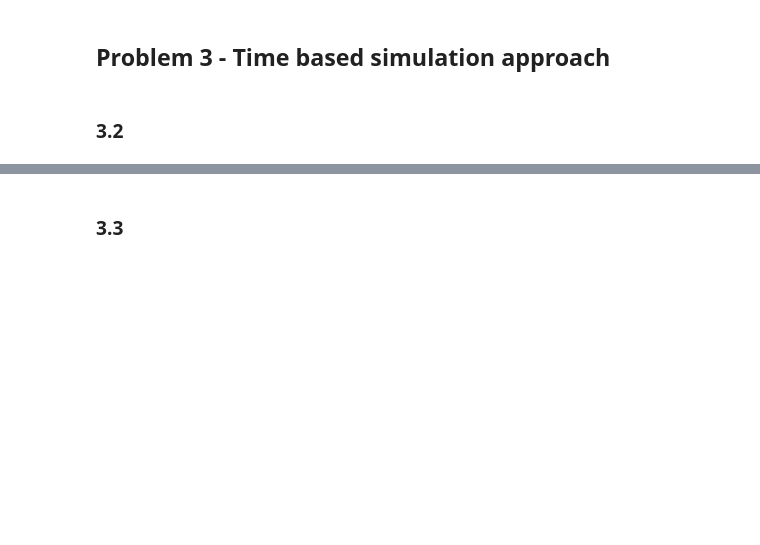
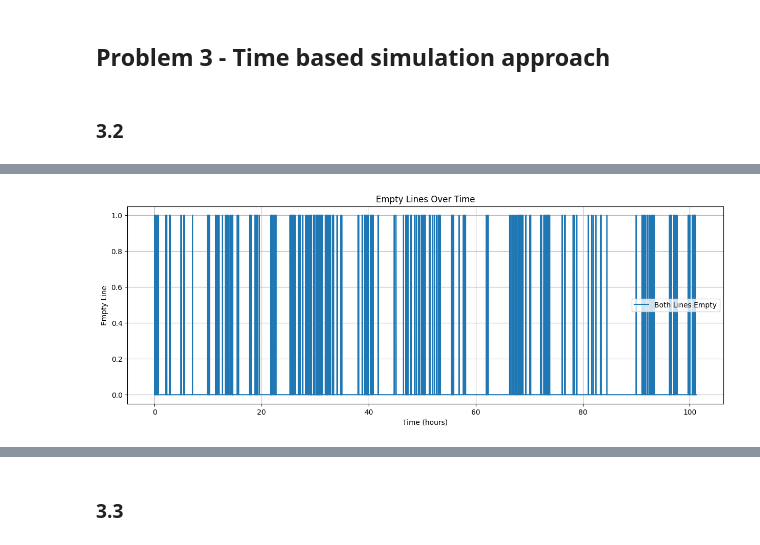
Before and after one commit to mikkelbjoern/traffic-course, a Jupyter notebook: project2/problem3-time-based.ipynb, the cells around one changed output, grey strips where cells are left out. Saved outputs shown, nothing was run; the diff lists cells and outputs as text; code cells hidden in the pictures; blank space fills up the shorter version.

```diff
--- a/project2/problem3-time-based.ipynb
+++ b/project2/problem3-time-based.ipynb
@@ -110,3 +110,21 @@ df
+# %%
+# Count amount of times there are no vehicles in the waiting line or pickup line
+df["waiting_line_empty"] = df["waiting_line"] == 0
+df["pickup_line_empty"] = df["pickup_line"] == 0
+df["total_empty"] = df["waiting_line_empty"] & df["pickup_line_empty"]
+
+# Plot when the queues are empty
+import matplotlib.pyplot as plt
+plt.figure(figsize=(15, 5))
+plt.plot(df["time"], df["total_empty"], label="Both Lines Empty")
+plt.xlabel("Time (hours)")
+plt.ylabel("Empty Line")
+plt.title("Empty Lines Over Time")
+plt.legend()
+plt.grid()
+plt.show()
+# %% [output]
+[figure, added]
 # %%
 import matplotlib.pyplot as plt
 
```
Also changed, not shown: parts of 8 cells of this notebook, 3 other files.
